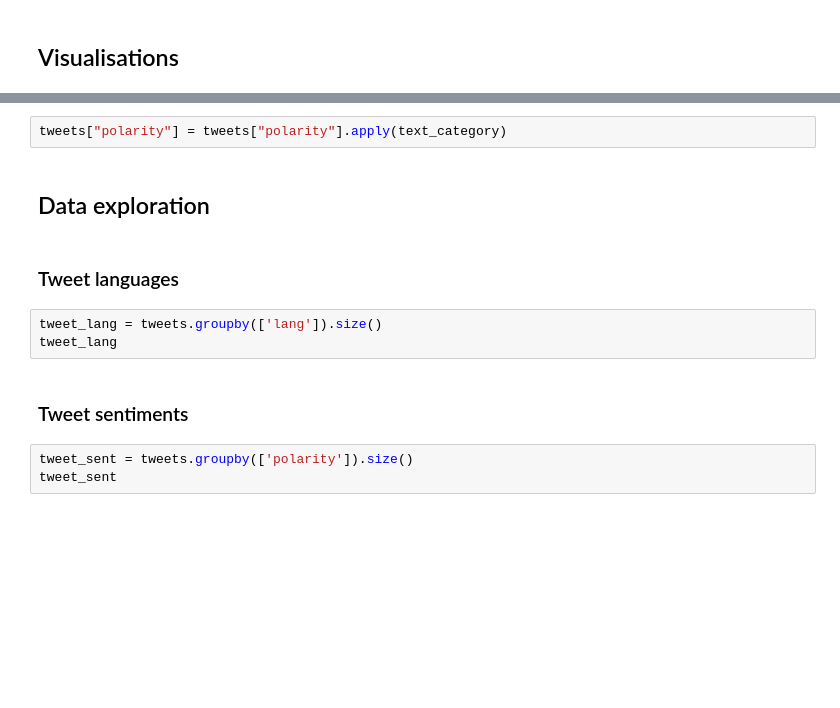
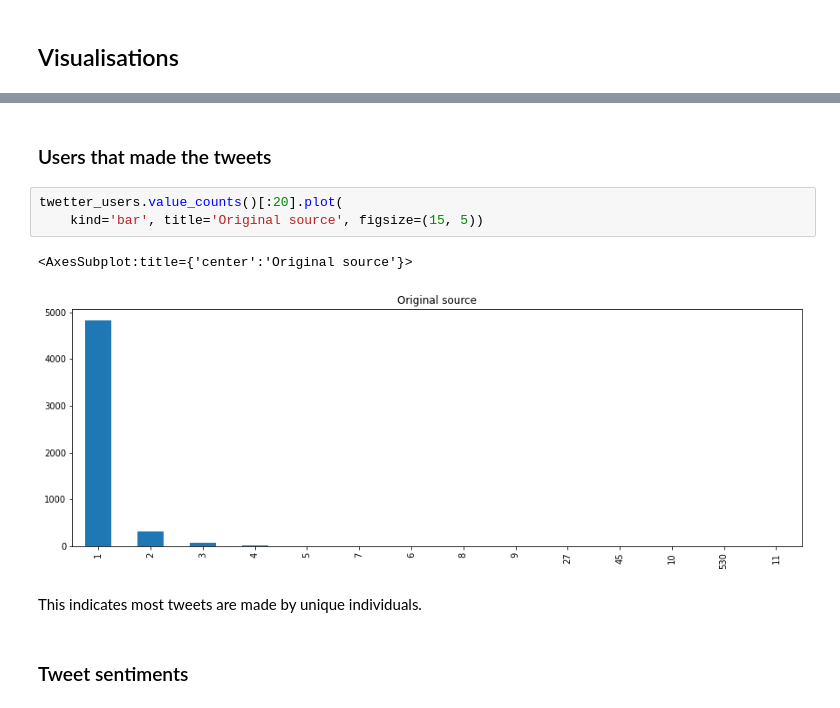
Before and after one commit to eandualem/Twitter-Data-Analysis, a Jupyter notebook: notebooks/preprocessing.ipynb, the cells around one changed output, grey strips where cells are left out. Drawn from its saved outputs; the diff is of its cells as text; blank space fills up the shorter version.

Commit message:
feat: add data visualization

```diff
--- a/notebooks/preprocessing.ipynb
+++ b/notebooks/preprocessing.ipynb
@@ -207,14 +255,12 @@ def text_category(p):
-# %%
-tweets["polarity"] = tweets["polarity"].apply(text_category)
-# %% [markdown]
-## Data exploration
-# %% [markdown]
-### Tweet languages
-# %%
-tweet_lang = tweets.groupby(['lang']).size()
-tweet_lang
+# %% [markdown]
+### Users that made the tweets
+# %%
+twetter_users.value_counts()[:20].plot(
+    kind='bar', title='Original source', figsize=(15, 5))
+# %% [output]
+<AxesSubplot:title={'center':'Original source'}>
+[figure, added]
+# %% [markdown]
+This indicates most tweets are made by unique individuals.
 # %% [markdown]
 ### Tweet sentiments
-# %%
-tweet_sent = tweets.groupby(['polarity']).size()
-tweet_sent
```
Also changed, not shown: parts of 45 cells of this notebook, 2 other files.
